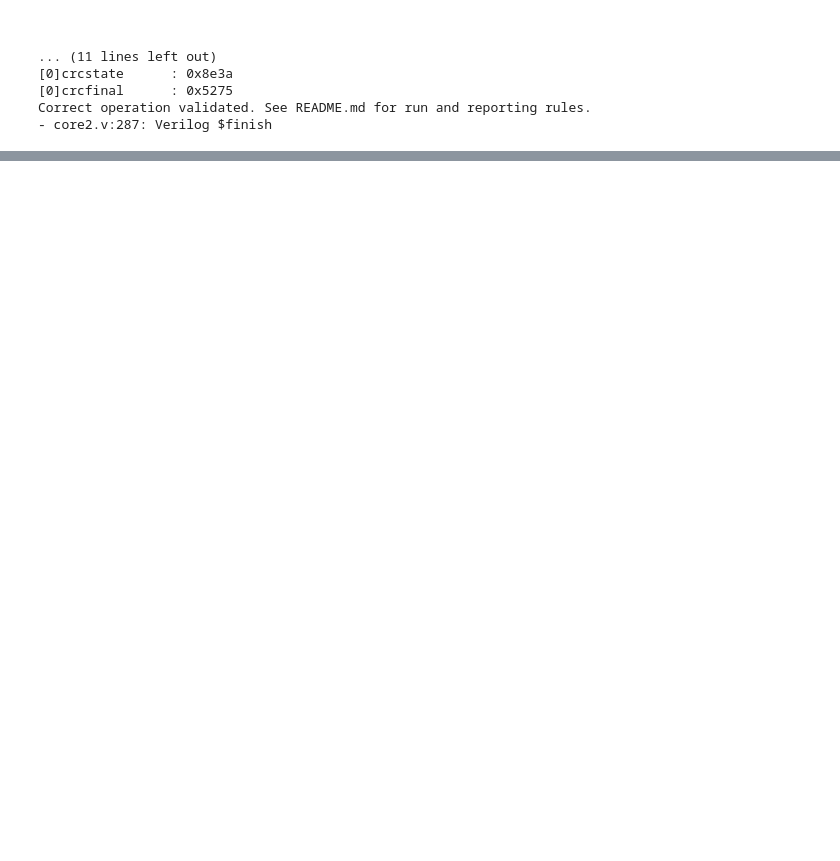
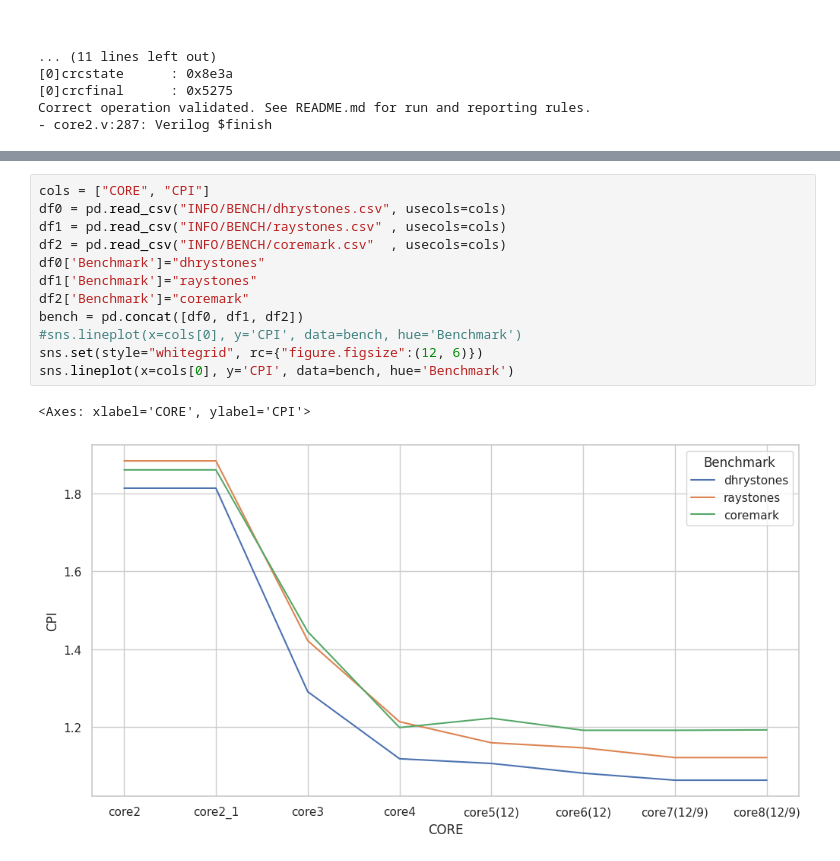
Before and after one commit to arruk/TRYonRISCV, a Jupyter notebook: sim.ipynb, the cells around one changed output, grey strips where cells are left out. Saved outputs shown, nothing was run; the diff lists cells and outputs as text; blank space fills up the shorter version.

```diff
--- a/sim.ipynb
+++ b/sim.ipynb
@@ -238,0 +243,15 @@ Correct operation validated. See README.md for run and reporting rules.
+# %%
+cols = ["CORE", "CPI"]
+df0 = pd.read_csv("INFO/BENCH/dhrystones.csv", usecols=cols)
+df1 = pd.read_csv("INFO/BENCH/raystones.csv" , usecols=cols)
+df2 = pd.read_csv("INFO/BENCH/coremark.csv"  , usecols=cols)
+df0['Benchmark']="dhrystones"
+df1['Benchmark']="raystones"
+df2['Benchmark']="coremark"
+bench = pd.concat([df0, df1, df2])
+#sns.lineplot(x=cols[0], y='CPI', data=bench, hue='Benchmark')
+sns.set(style="whitegrid", rc={"figure.figsize":(12, 6)})
+sns.lineplot(x=cols[0], y='CPI', data=bench, hue='Benchmark')
+# %% [output]
+<Axes: xlabel='CORE', ylabel='CPI'>
+[figure, added]
```
Also changed, not shown: parts of 9 cells of this notebook, 4 other files.
